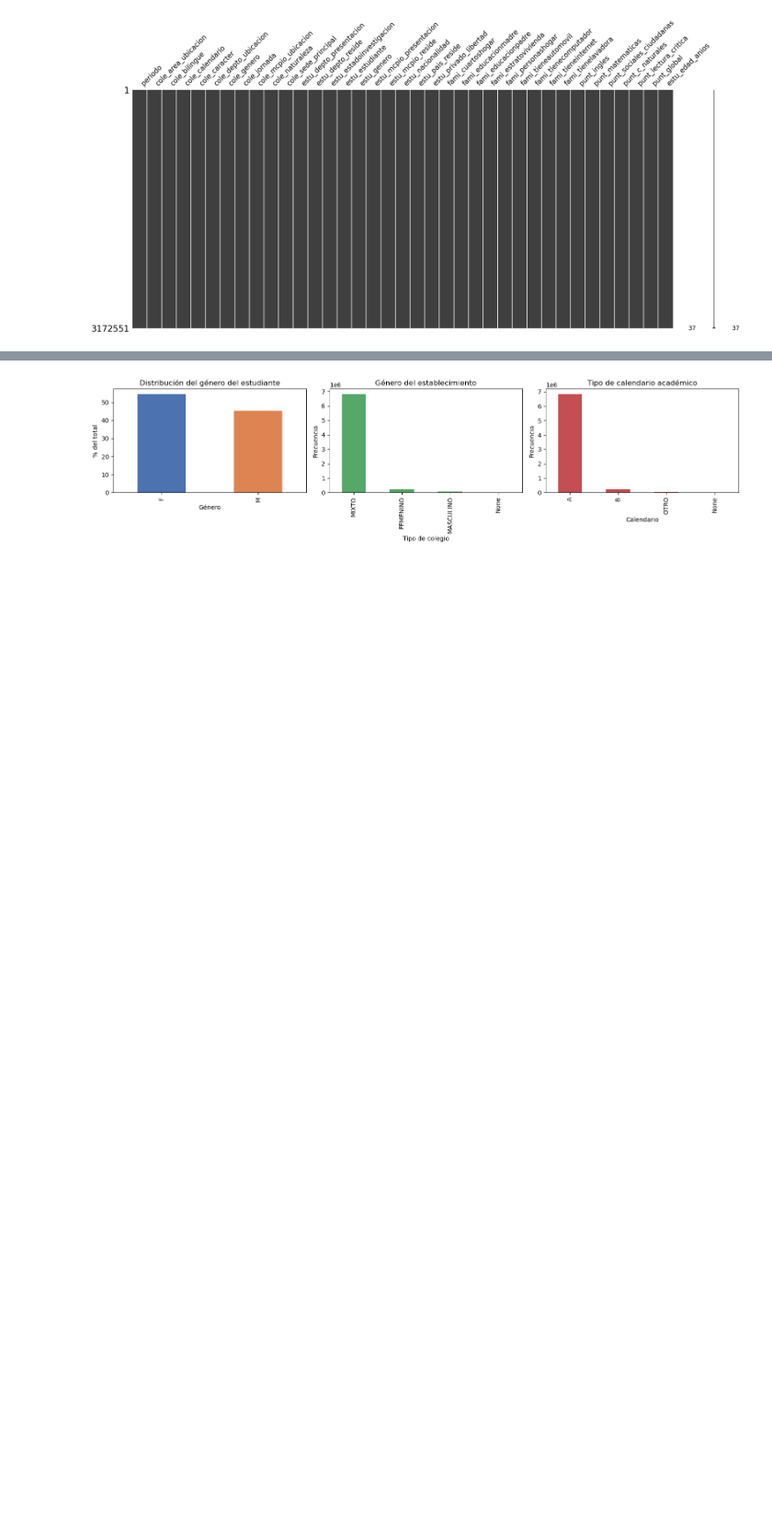
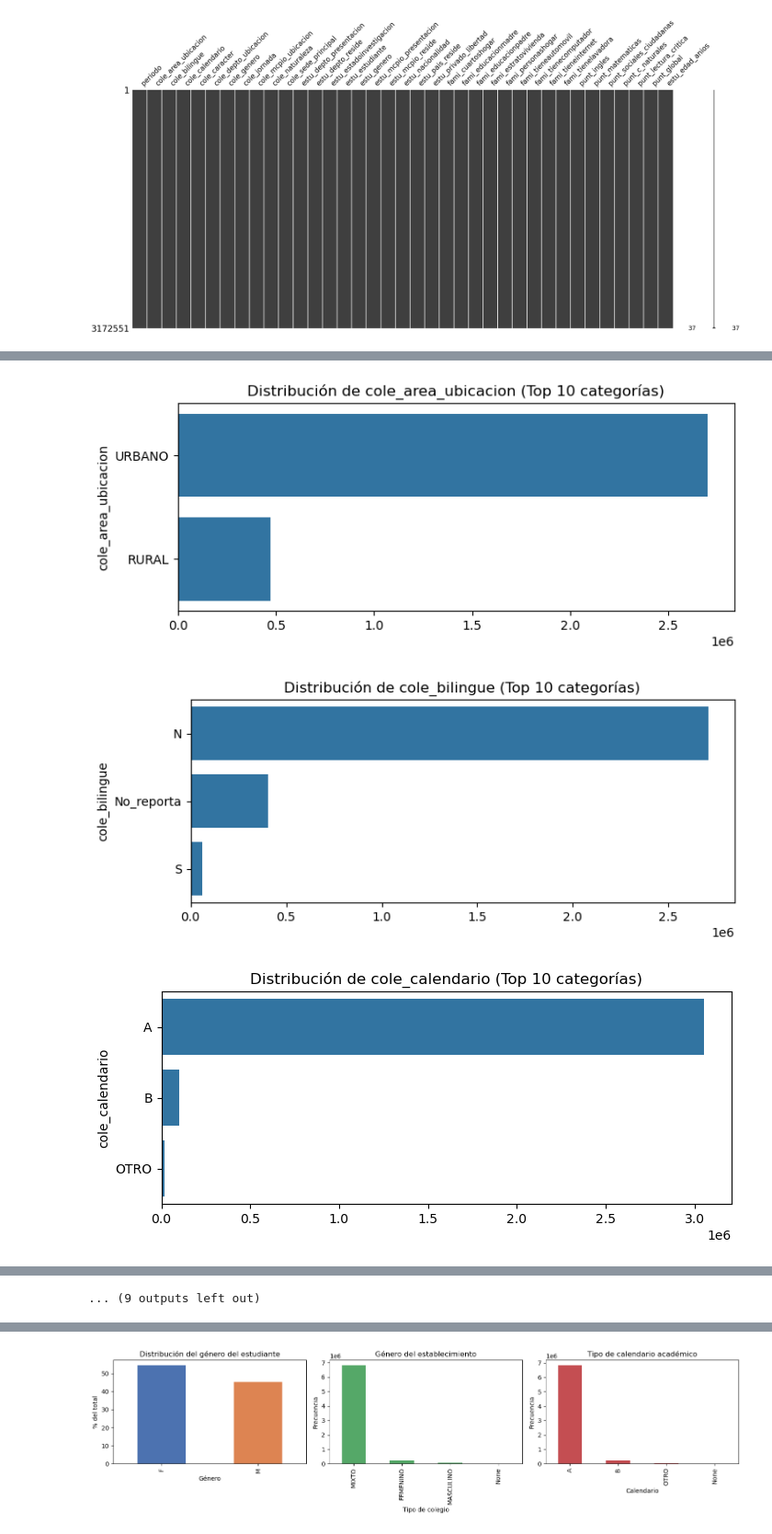
Before and after one commit to dnaranjoc/Proyecto_ICFES_Despliegue_2025, a Jupyter notebook: pruebas_saber_exploracion_limpieza.ipynb, the cells around one changed output, grey strips where cells are left out. Shown at 92% size. Cells and saved outputs as stored; diff of their text form; code cells hidden in the pictures; blank space fills up the shorter version.

```diff
--- a/pruebas_saber_exploracion_limpieza.ipynb
+++ b/pruebas_saber_exploracion_limpieza.ipynb
@@ -434,0 +427,3 @@ Las variables de resultados punt_sociales_ciudadanas, punt_c_naturales, punt_lec
+# %%
+saber11_df = pd.read_parquet("saber11_limpio.parquet")
+saber11_df.shape[0]
@@ -434,0 +511,11 @@ Las variables de resultados punt_sociales_ciudadanas, punt_c_naturales, punt_lec
+# %%
+for col in categoricas:
+    top = saber11_df[col].value_counts().nlargest(10)
+    plt.figure(figsize=(8, 3))
+    sb.barplot(x=top.values, y=top.index)
+    plt.title(f"Distribución de {col} (Top 10 categorías)")
+    plt.show()
+# %% [output]
+[figure, added]
+[figure, added]
+[figure, added]
@@ -434,0 +531 @@ Las variables de resultados punt_sociales_ciudadanas, punt_c_naturales, punt_lec
+... (9 outputs left out)
```
Also changed, not shown: parts of 19 cells of this notebook.
